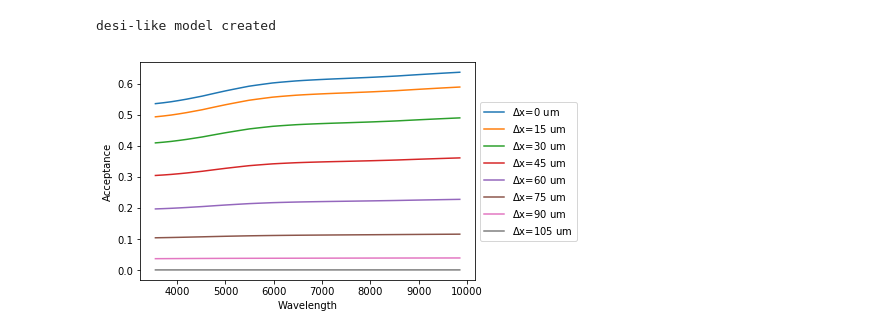
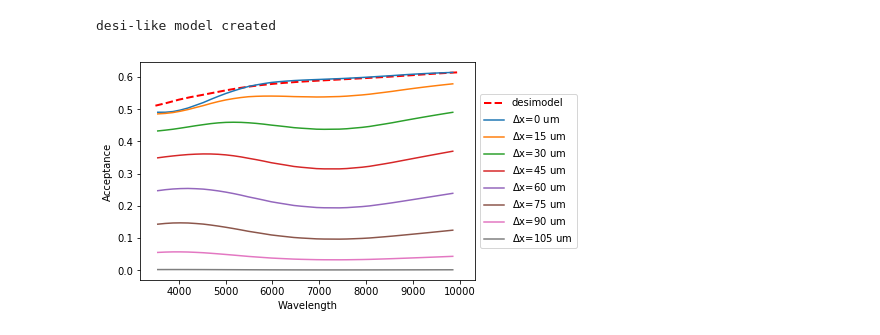
Before and after one commit to desihub/desidithering, a Jupyter notebook: docs/nb/dithering_example.ipynb, the cells around one changed output. Drawn from its saved outputs; the diff is of its cells as text; code cells hidden in the pictures.

```diff
--- a/docs/nb/dithering_example.ipynb
+++ b/docs/nb/dithering_example.ipynb
@@ -29,7 +29,7 @@ print('imports complete')
 imports complete
 # %%
 # Create a simulator object using the given configuration
-desi = sim.Simulator('./config/desi-blur.yaml')
+desi = sim.Simulator('./config/desi-blur-offset.yaml')
 print('desi-like model created')
 # %% [output]
 desi-like model created
@@ -61,14 +61,14 @@ def calculateFiberLoss(wlen_grid, fiber_placement, desi=desi):
                                            fiber_placement=fiber_placement)
     return calc
 
-def get_desimodel_fiberloss(obj_type='lrg'):
+def get_desimodel_fiberloss(obj_type='qso'):
     path = os.path.join(os.environ['DESIMODEL'], 'data', 'throughput',
                         'fiberloss-{0}.dat'.format(obj_type))
     t = astropy.table.Table.read(path, format='ascii', names=['wlen', 'accept'])
     return t
 
 def get_fiberloss(source_fraction, source_half_light_radius, source_minor_major_axis_ratio,
-                  source_position_angle, x, y, calc, seeing=1.1*u.arcsec, desi=desi):
+                  source_position_angle, x, y, calc, seeing=1.1*u.arcsec, desi=desi, images_filename=None):
     # Subtract instrumental PSF.
     Jacoby = 0.219
     seeing = 2.35482 * np.sqrt((seeing.to(u.arcsec).value/2.35482) ** 2 - Jacoby**2) * u.arcsec
@@ -83,7 +83,8 @@ def get_fiberloss(source_fraction, source_half_light_radius, source_minor_major_
         scale.to(u.um / u.arcsec).value, offset.to(u.um).value,
         blur.to(u.um).value,
         source_fraction, source_half_light_radius,
-        source_minor_major_axis_ratio, source_position_angle)
+        source_minor_major_axis_ratio, source_position_angle,
+        saved_images_file=None)
 
 def generate_fiber_positions(nfiber=5000, seed=123, desi=desi):
     gen = np.random.RandomState(seed)
@@ -99,19 +100,22 @@ wlen_grid = create_wlen_grid()
 focal_x, focal_y = generate_fiber_positions(1)
 source = generate_source()
 # %%
+t = get_desimodel_fiberloss('qso')
+plt.plot(t['wlen'], t['accept'], 'r--', lw=2, label='desimodel')
 # first put the fiber in the middle with no dithering
 GalsimCalculator = calculateFiberLoss(wlen_grid, [0., 0.], desi)
-fiber_loss = get_fiberloss(*source, focal_x, focal_y, GalsimCalculator, desi=desi)
+fiber_loss = get_fiberloss(*source, focal_x, focal_y, GalsimCalculator, desi=desi,
+                           images_filename='00.fits')
 plt.plot(wlen_grid, fiber_loss.flatten(), label="$\Delta$x=0 um")
 # then start moving the fiber until all the fiber is out
 # we only move the fiber in x-direction here in increments of 15 um
 for i in range(15, 120, 15):
     GalsimCalculator = calculateFiberLoss(wlen_grid, [i, 0], desi)
-    fiber_loss = get_fiberloss(*source, focal_x, focal_y, GalsimCalculator, desi=desi)
+    fiber_loss = get_fiberloss(*source, focal_x+i*u.um, focal_y, GalsimCalculator, desi=desi)
     plt.plot(wlen_grid, fiber_loss.flatten(), label="$\Delta$x=%d um"%i)
 plt.legend(loc='center left', bbox_to_anchor=(1, 0.5))
 plt.xlabel("Wavelength")
 plt.ylabel("Acceptance")
 plt.show()
 # %% [output]
-[figure, old version]
+[figure, new version]
```
Also changed, not shown: 1 other file.
